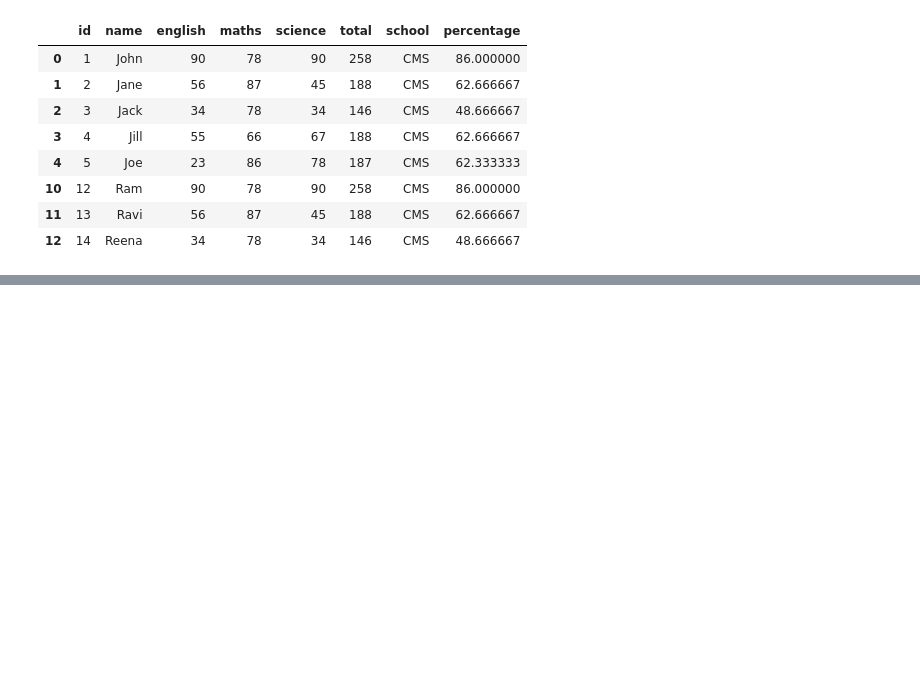
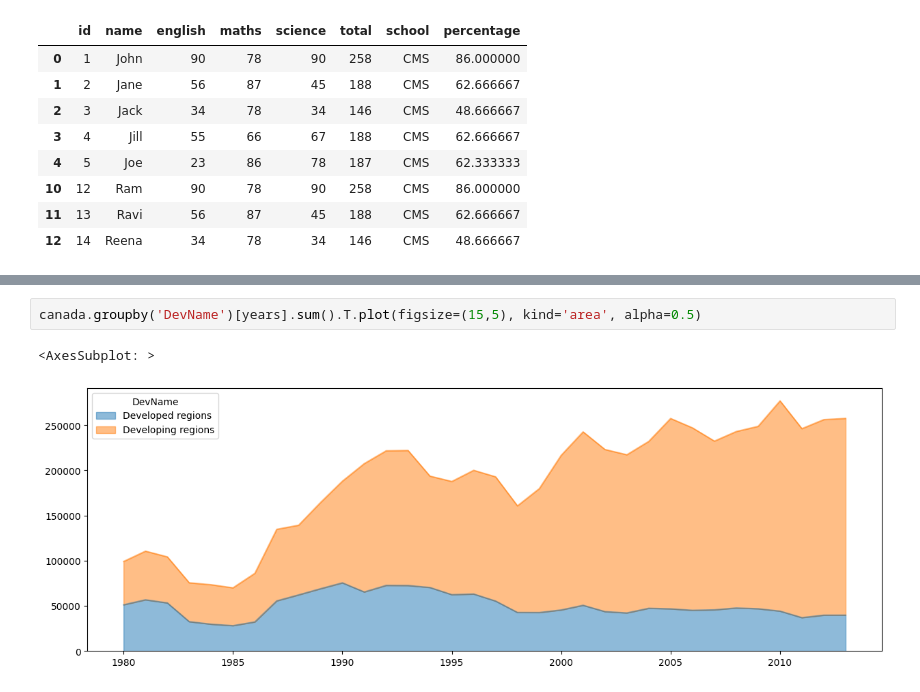
Before and after one commit to digipodium/DP-NOV-PYDS-1030-WSS, a Jupyter notebook: analysis/pandas.ipynb, the cells around one changed output, grey strips where cells are left out. Saved outputs shown, nothing was run; the diff lists cells and outputs as text; blank space fills up the shorter version.

```diff
--- a/analysis/pandas.ipynb
+++ b/analysis/pandas.ipynb
@@ -618,0 +722,5 @@ students[f1 | f2] # any of the conditions
+# %%
+canada.groupby('DevName')[years].sum().T.plot(figsize=(15,5), kind='area', alpha=0.5)
+# %% [output]
+<AxesSubplot: >
+[figure, added]
```
Also changed, not shown: parts of 31 cells of this notebook, 1 other file.
